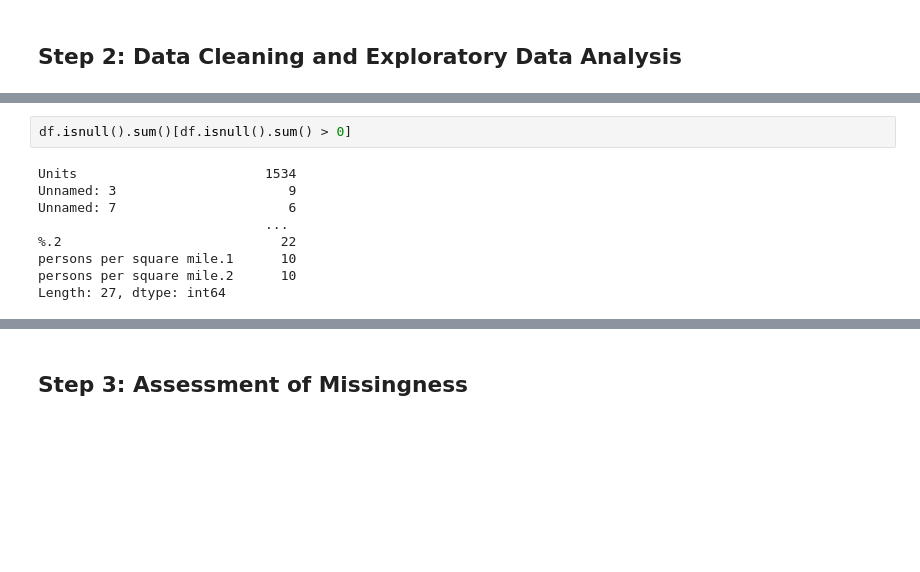
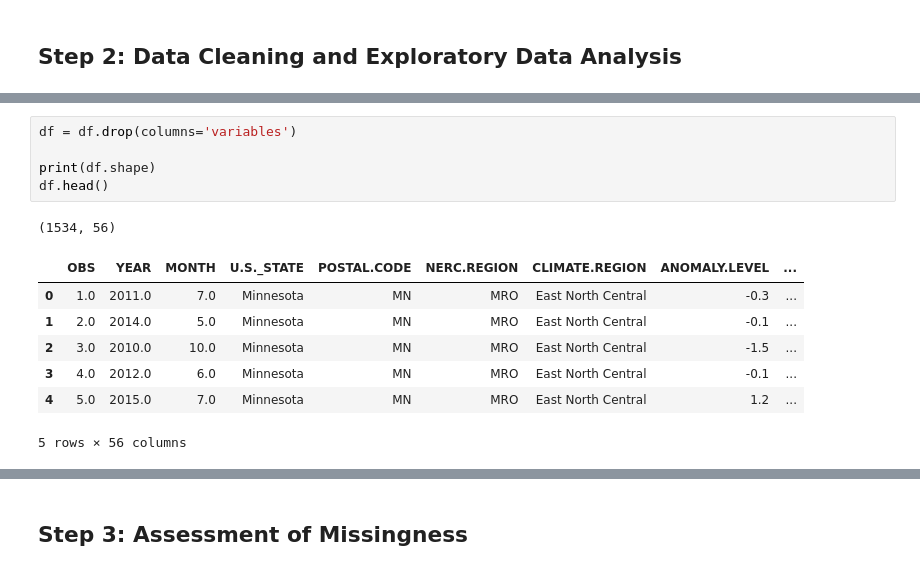
Before and after one commit to gymgymgym-Alina/power-outage-analysis, a Jupyter notebook: template.ipynb, the cells around one changed output, grey strips where cells are left out. Drawn from its saved outputs; the diff is of its cells as text; blank space fills up the shorter version.

```diff
--- a/template.ipynb
+++ b/template.ipynb
@@ -35,12 +36,15 @@ df.head()
 5 rows × 57 columns
-# %%
-df.isnull().sum()[df.isnull().sum() > 0]
-# %% [output]
-Units                        1534
-Unnamed: 3                      9
-Unnamed: 7                      6
-                             ...
-%.2                            22
-persons per square mile.1      10
-persons per square mile.2      10
-Length: 27, dtype: int64
+# %%
+df = df.drop(columns='variables')
+
+print(df.shape)
+df.head()
+# %% [output]
+(1534, 56)
+|  | OBS | YEAR | MONTH | U.S._STATE | POSTAL.CODE | NERC.REGION | CLIMATE.REGION | ANOMALY.LEVEL | ... |
+| 0 | 1.0 | 2011.0 | 7.0 | Minnesota | MN | MRO | East North Central | -0.3 | ... |
+| 1 | 2.0 | 2014.0 | 5.0 | Minnesota | MN | MRO | East North Central | -0.1 | ... |
+| 2 | 3.0 | 2010.0 | 10.0 | Minnesota | MN | MRO | East North Central | -1.5 | ... |
+| 3 | 4.0 | 2012.0 | 6.0 | Minnesota | MN | MRO | East North Central | -0.1 | ... |
+| 4 | 5.0 | 2015.0 | 7.0 | Minnesota | MN | MRO | East North Central | 1.2 | ... |
+5 rows × 56 columns
```
Also changed, not shown: parts of 2 cells of this notebook.
